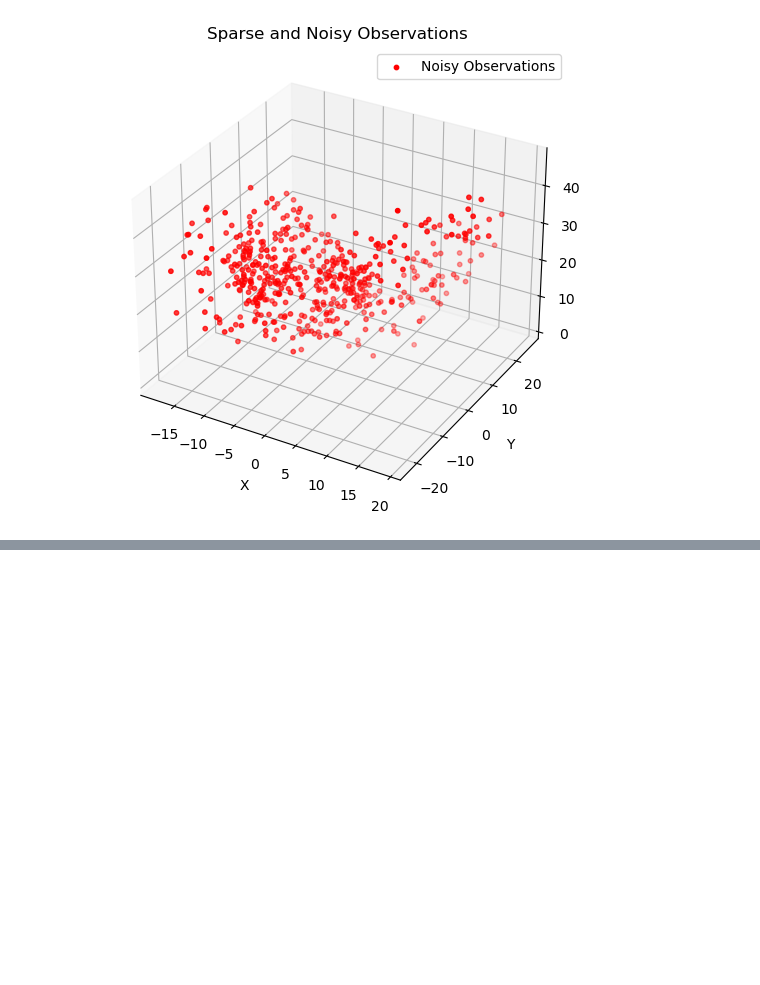
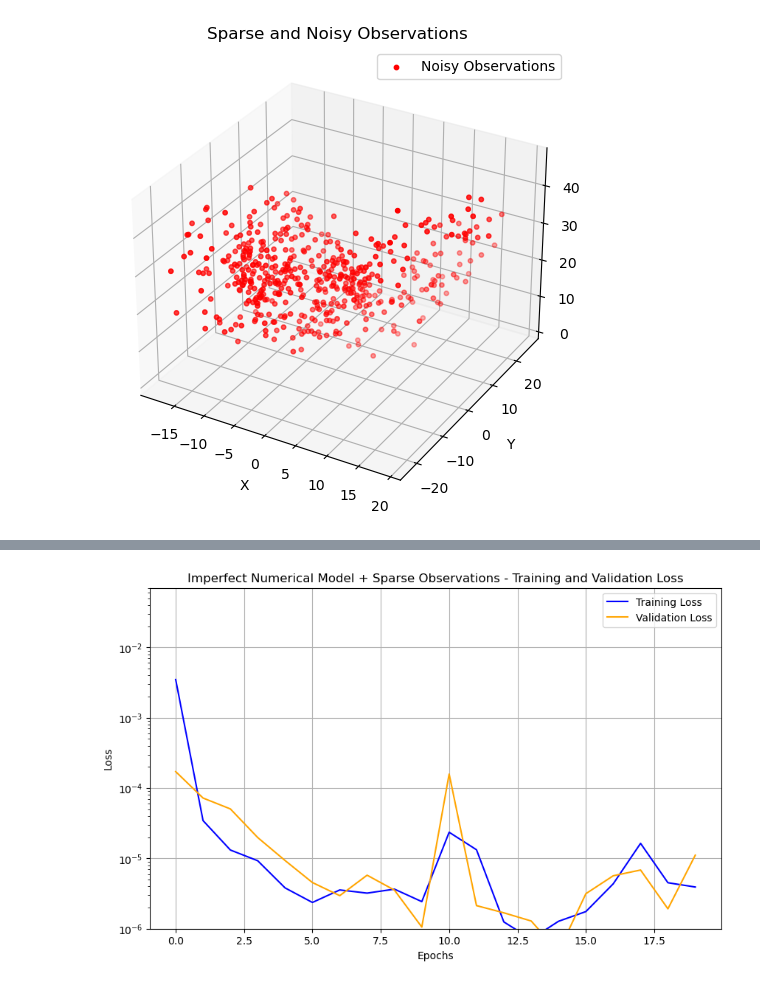
Before and after one commit to isabellaascione/toy_ml_examples, a Jupyter notebook: lorenz/lorenz.ipynb, the cells around one changed output, grey strips where cells are left out. Cells and saved outputs as stored; diff of their text form; code cells hidden in the pictures; blank space fills up the shorter version.

```diff
--- a/lorenz/lorenz.ipynb
+++ b/lorenz/lorenz.ipynb
@@ -325,0 +276,16 @@ Noisy Observations-only model - MAE: 12.6101, R²: -3.0106, Explained Variance:
+# %%
+# Model based on combination of imperfect numerical model and sparse observations
+# Combine imperfect numerical model and sparse observations
+X_combined_obs_num = np.concatenate((X_imperfect, X_obs), axis=0)
+y_combined_obs_num = np.concatenate((y_imperfect, y_obs), axis=0)
+
+# Split the combined dataset
+(X_combined_obs_num_train, y_combined_obs_num_train),(X_combined_obs_num_val, y_combined_obs_num_val),(X_combined_obs_num_test, y_combined_obs_num_test) = split_data(X_combined_obs_num, y_combined_obs_num)
+
+# Train the model using imperfect numerical model and sparse observations
+print("Training model with imperfect numerical model and sparse observations...")
+model_combined_obs_num = build_lstm_model((sequence_length, 3))
+history_combined_obs_num = model_combined_obs_num.fit(
+    X_combined_obs_num_train, y_combined_obs_num_train,
+    validation_data=(X_combined_obs_num_val, y_combined_obs_num_val),
+    epochs=20, batch_size=32, verbose=1)
@@ -325,0 +331,15 @@ Noisy Observations-only model - MAE: 12.6101, R²: -3.0106, Explained Variance:
+# %%
+# Plot the loss function for the model trained on imperfect numerical model and sparse observations
+plt.figure(figsize=(10, 6))
+plt.plot(history_combined_obs_num.history['loss'], label='Training Loss', color='blue')
+plt.plot(history_combined_obs_num.history['val_loss'], label='Validation Loss', color='orange')
+plt.title('Imperfect Numerical Model + Sparse Observations - Training and Validation Loss')
+plt.xlabel('Epochs')
+plt.ylabel('Loss')
+plt.yscale('log')
+plt.ylim(1e-6, 7e-2)  # Adjusted consistent y-axis range for log scale
+plt.legend()
+plt.grid(True)
+plt.show()
+# %% [output]
+[figure, added]
```
Also changed, not shown: parts of 34 cells of this notebook.
